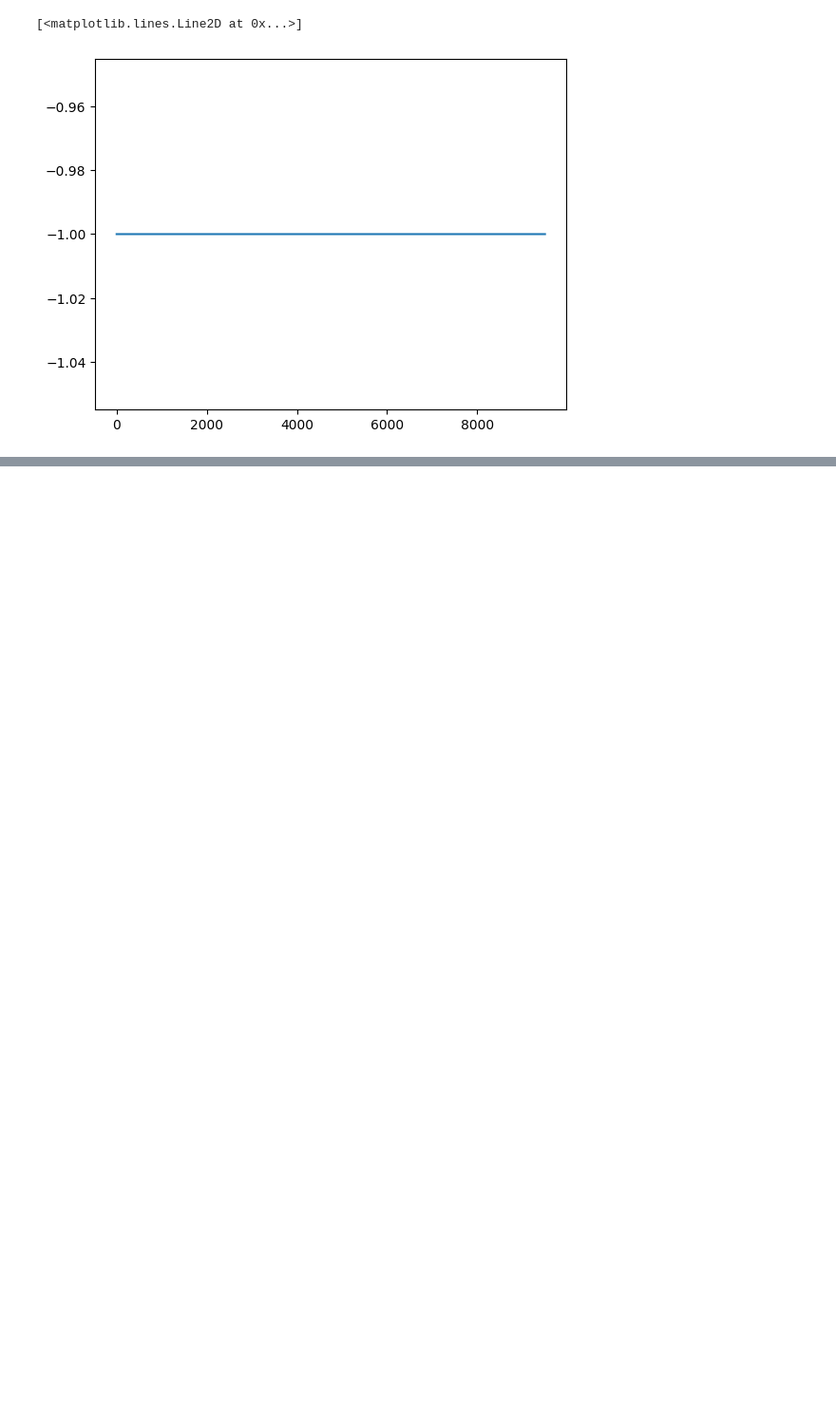
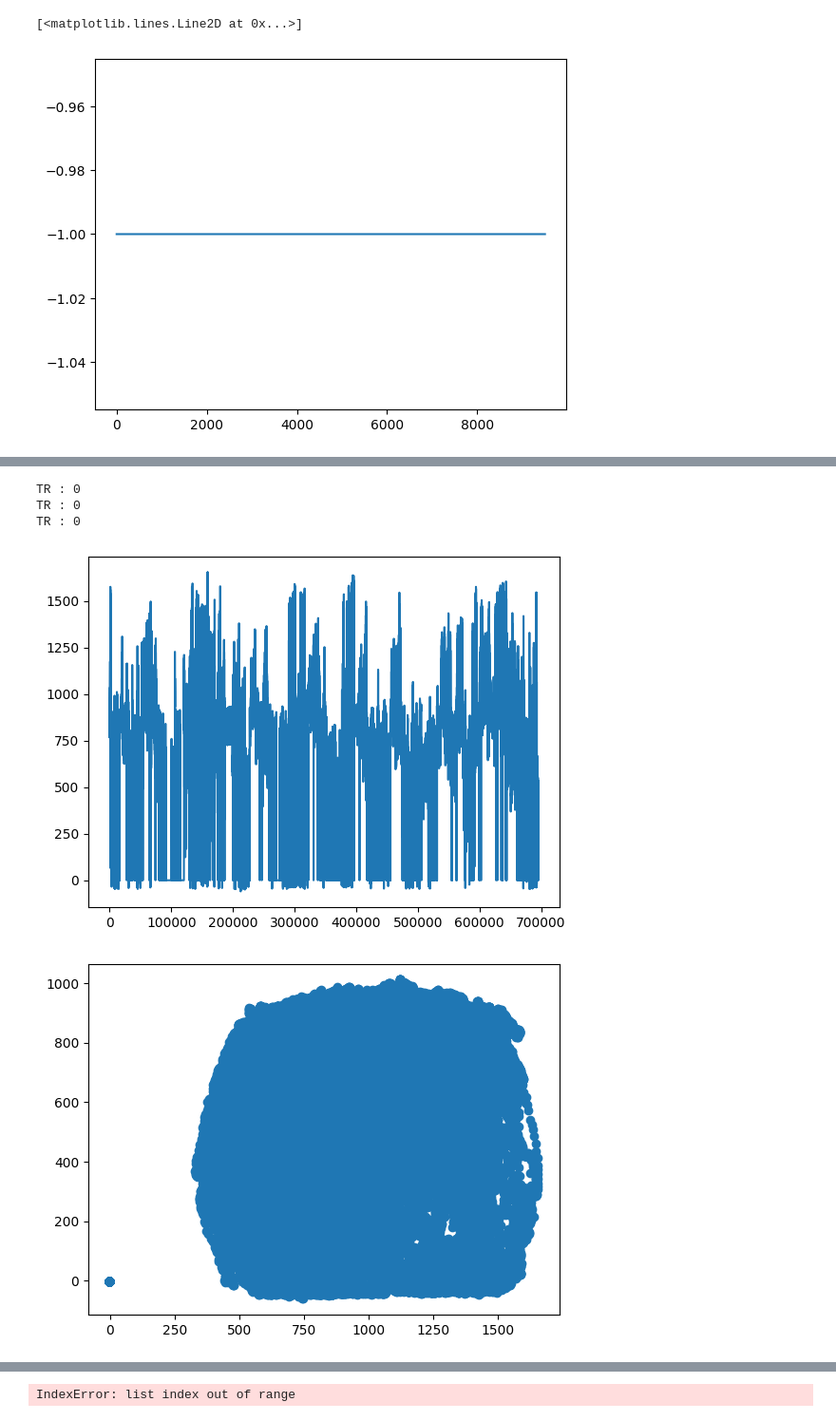
Before and after one commit to felicielevinton/analysebingobike, a Jupyter notebook: tracking_only.ipynb, the cells around one changed output, grey strips where cells are left out. Shown at 95% size. Saved outputs shown, nothing was run; the diff lists cells and outputs as text; code cells hidden in the pictures; blank space fills up the shorter version.

```diff
--- a/tracking_only.ipynb
+++ b/tracking_only.ipynb
@@ -28,0 +51,20 @@ plt.plot(tt['condition'])
+# %%
+positions = rs.load_positions_file(path)
+print(positions)
+p = positions["TR"][0]
+# Attention, positions en deux dimensions !
+p = np.fromfile(p, dtype=np.int32)
+x_p = p[np.arange(0, len(p), step=2)]
+y_p = p[np.arange(1, len(p), step=2)]
+mapping = rs.Mapping(1920, 33, 2000., 7)
+clean_positions(x_p)  # Pour retirer les -1.
+tones_from_positions = rs.detect_frequency_switch(positions, mapping, None)
+
+# Espérer que tones_from_positions == tones.
+# Si c'est bon, regarder la sortie digitale n°0 possiblement.
+# %% [output]
+TR : 0
+TR : 0
+TR : 0
+[figure, added]
+[figure, added]
@@ -28,0 +72 @@ plt.plot(tt['condition'])
+IndexError: list index out of range
```
Also changed, not shown: parts of 19 cells of this notebook, 22 other files.
